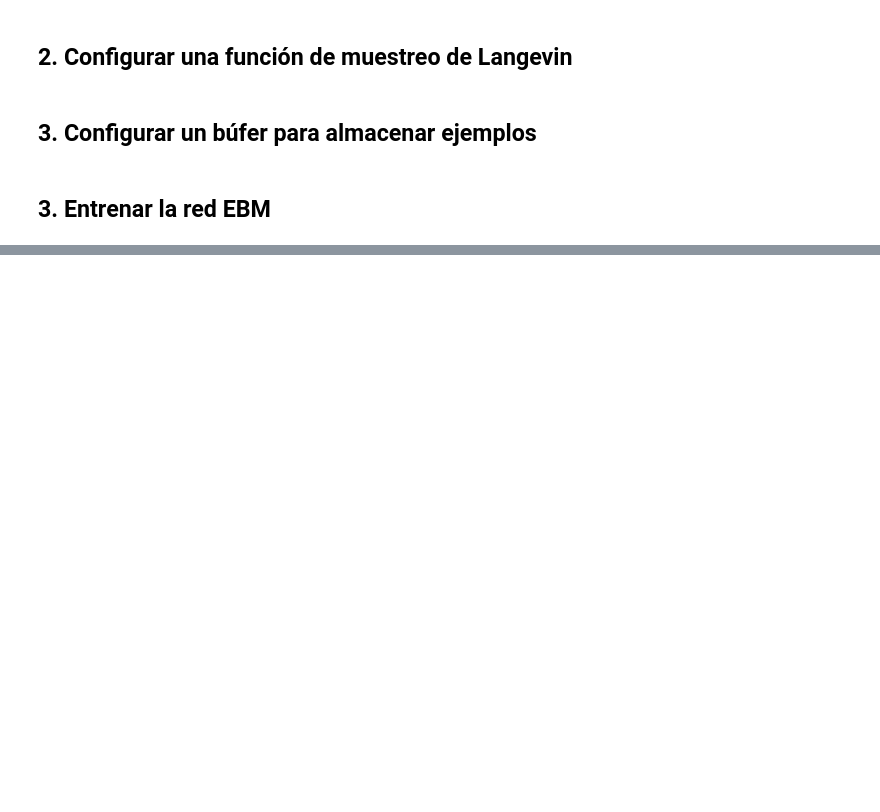
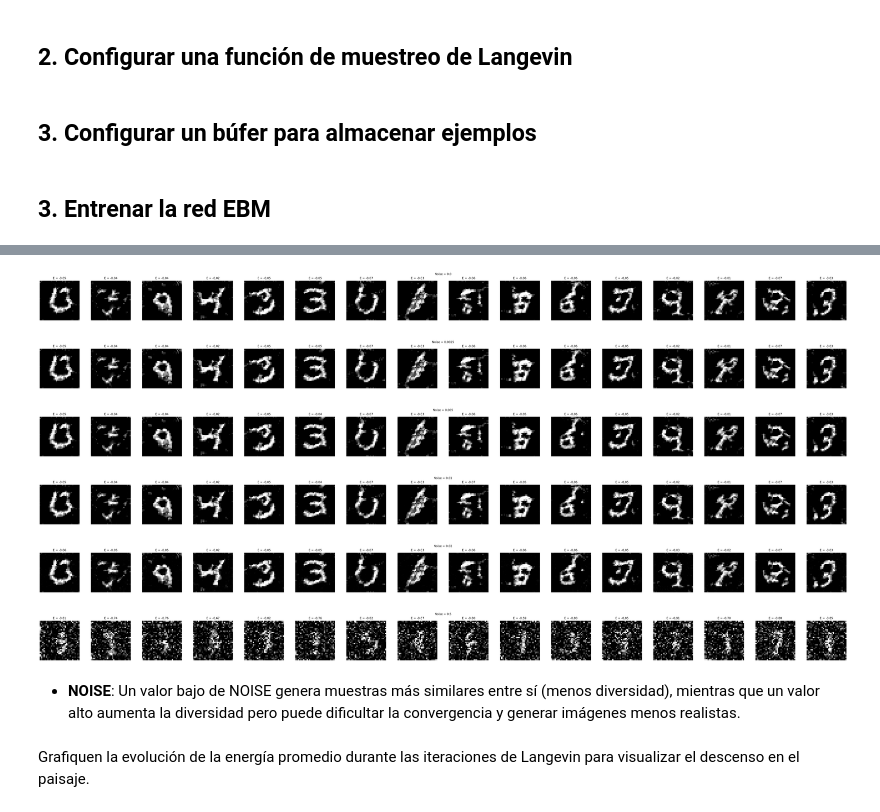
Before and after one commit to roicort/PCIC, a Jupyter notebook: GenAI/EBM/EBM2.ipynb, the cells around one changed output, grey strips where cells are left out. Saved outputs shown, nothing was run; the diff lists cells and outputs as text; code cells hidden in the pictures; blank space fills up the shorter version.

```diff
--- a/GenAI/EBM/EBM2.ipynb
+++ b/GenAI/EBM/EBM2.ipynb
@@ -377,0 +652,31 @@ else:
+# %%
+# plot results for different noise levels
+
+for noise in results_noise:
+    imgs = results_noise[noise]["img"]
+    energies = results_noise[noise]["e"]
+    N = imgs.shape[0]
+    fig, axes = plt.subplots(1, N, figsize=(N*3, 3))
+    if N == 1:
+        axes = [axes]
+    for i in range(N):
+        ax = axes[i]
+        img = imgs[i]
+        ax.imshow(img.squeeze(), cmap='gray')
+        ax.set_title(f"E = {energies[i]:.2f}")
+        ax.axis('off')
+    plt.suptitle(f"Noise = {noise}")
+    plt.tight_layout()
+    plt.show()
+# %% [output]
+[figure, added]
+[figure, added]
+[figure, added]
+[figure, added]
+[figure, added]
+[figure, added]
+# %% [markdown]
+- **NOISE**: Un valor bajo de NOISE genera muestras más similares entre sí (menos diversidad), mientras que un valor alto aumenta la diversidad pero puede dificultar la convergencia y generar imágenes menos realistas.
+# %% [markdown]
+Grafiquen la evolución de la energía promedio durante las iteraciones de Langevin
+para visualizar el descenso en el paisaje.
```
Also changed, not shown: parts of 30 cells of this notebook.
